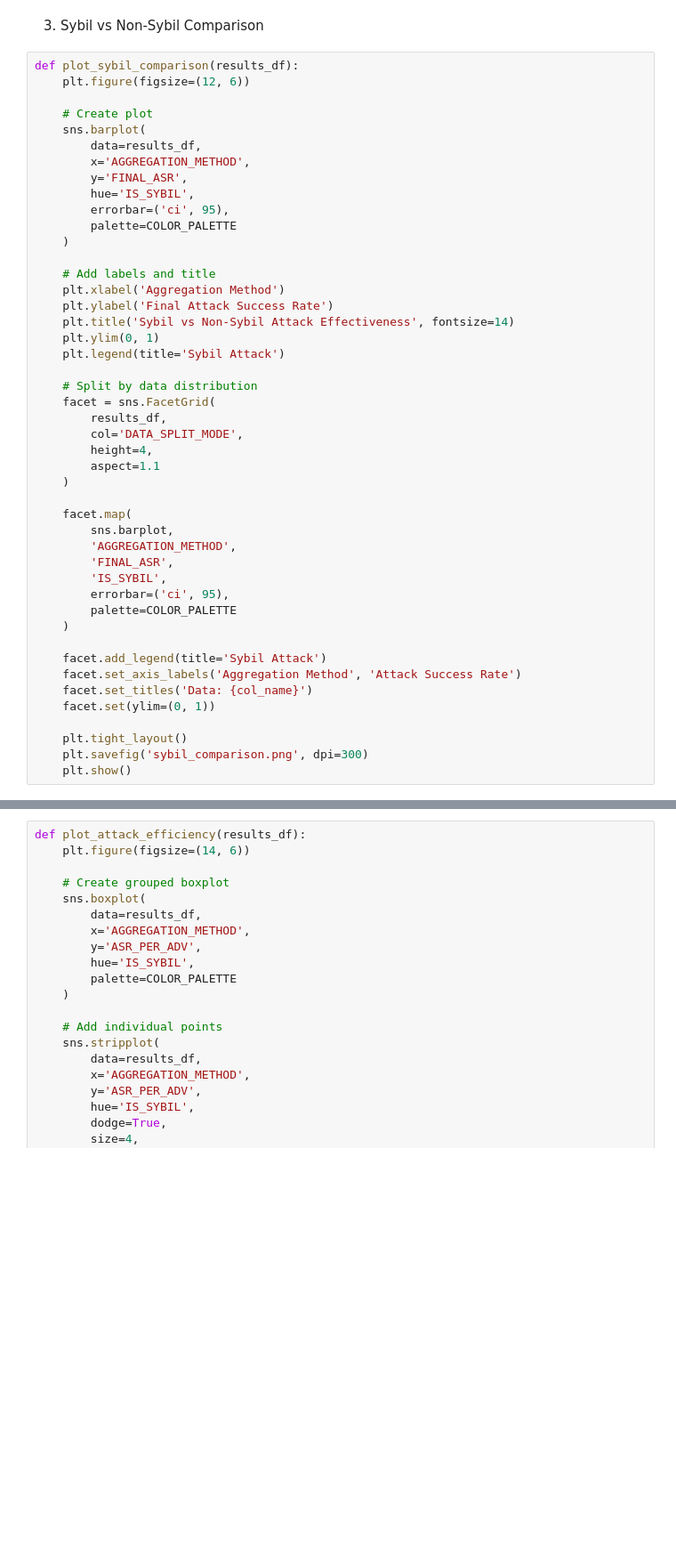
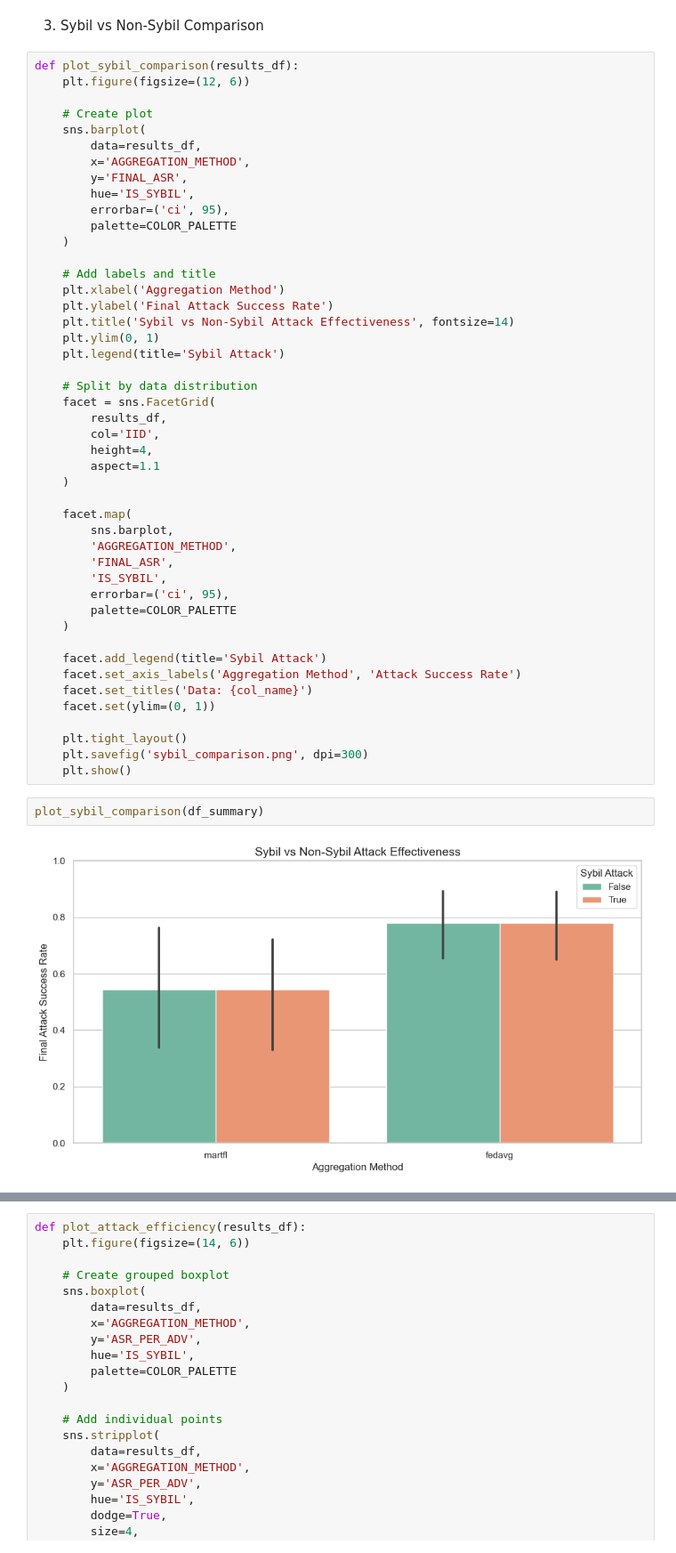
Before and after one commit to szyszyzys/poison_data_valuation, a Jupyter notebook: visual_result.ipynb, the cells around one changed output, grey strips where cells are left out. Shown at 89% size. Cells and saved outputs as stored; diff of their text form; blank space fills up the shorter version.

```diff
--- a/visual_result.ipynb
+++ b/visual_result.ipynb
@@ -1993,7 +2006,7 @@ def plot_sybil_comparison(results_df):
     # Split by data distribution
     facet = sns.FacetGrid(
         results_df,
-        col='DATA_SPLIT_MODE',
+        col='IID',
         height=4,
         aspect=1.1
     )
@@ -2015,3 +2028,7 @@ def plot_sybil_comparison(results_df):
     plt.tight_layout()
     plt.savefig('sybil_comparison.png', dpi=300)
     plt.show()
+# %%
+plot_sybil_comparison(df_summary)
+# %% [output]
+[figure, added]
```
Also changed, not shown: parts of 18 cells of this notebook, 2 other files.
